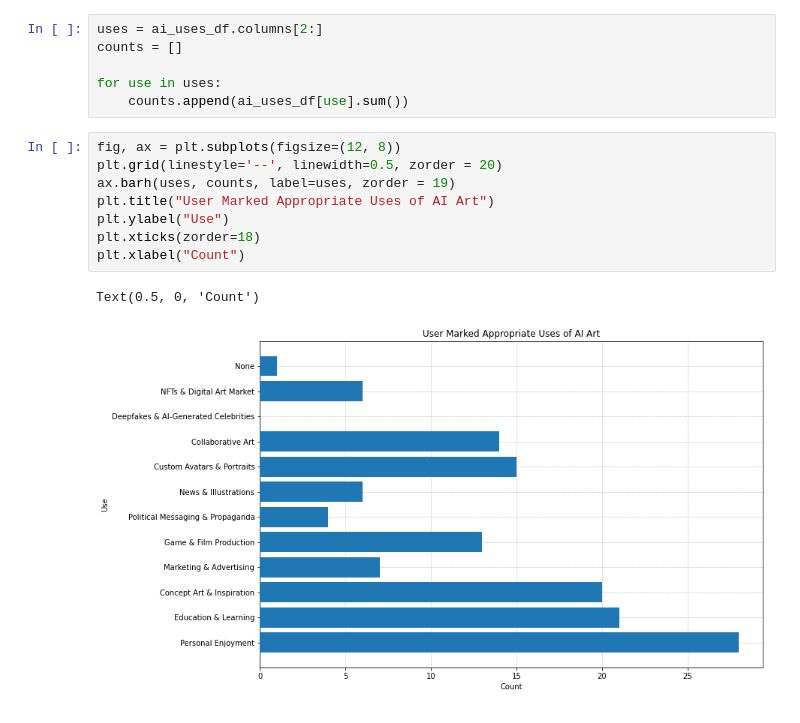
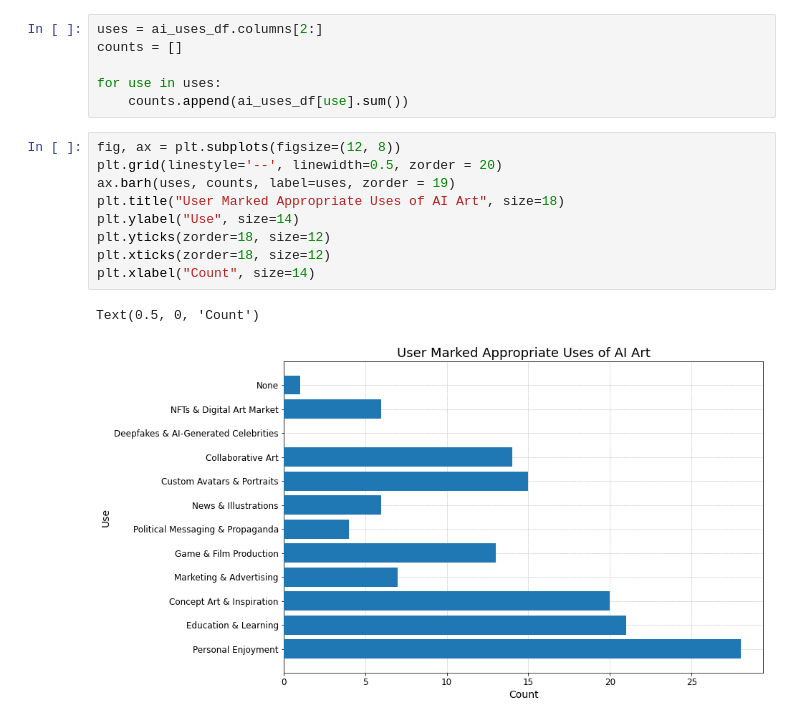
Before and after one commit to anna-poon/ethics-project, a Jupyter notebook: survey_analysis/analysis.ipynb, the cells around one changed output. Cells and saved outputs as stored; diff of their text form.

Commit message:
more graph code

```diff
--- a/survey_analysis/analysis.ipynb
+++ b/survey_analysis/analysis.ipynb
@@ -145,11 +196,12 @@ for use in uses:
 # %%
 fig, ax = plt.subplots(figsize=(12, 8))
 plt.grid(linestyle='--', linewidth=0.5, zorder = 20)
 ax.barh(uses, counts, label=uses, zorder = 19)
-plt.title("User Marked Appropriate Uses of AI Art")
-plt.ylabel("Use")
-plt.xticks(zorder=18)
-plt.xlabel("Count")
+plt.title("User Marked Appropriate Uses of AI Art", size=18)
+plt.ylabel("Use", size=14)
+plt.yticks(zorder=18, size=12)
+plt.xticks(zorder=18, size=12)
+plt.xlabel("Count", size=14)
 # %% [output]
 Text(0.5, 0, 'Count')
-[figure, old version]
+[figure, new version]
```
Also changed, not shown: parts of 6 cells of this notebook.
